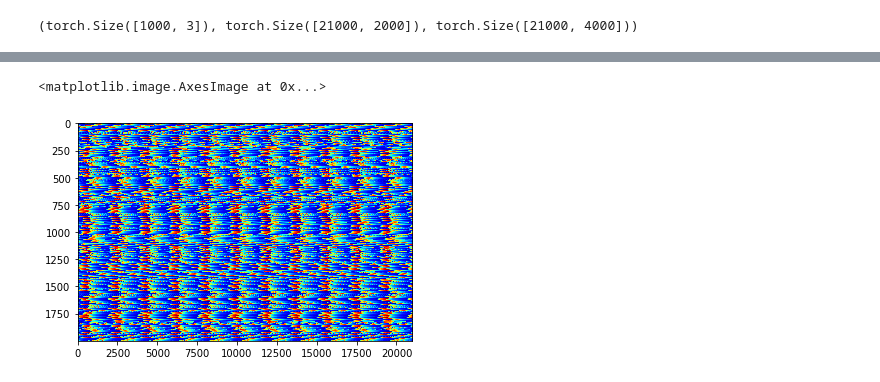
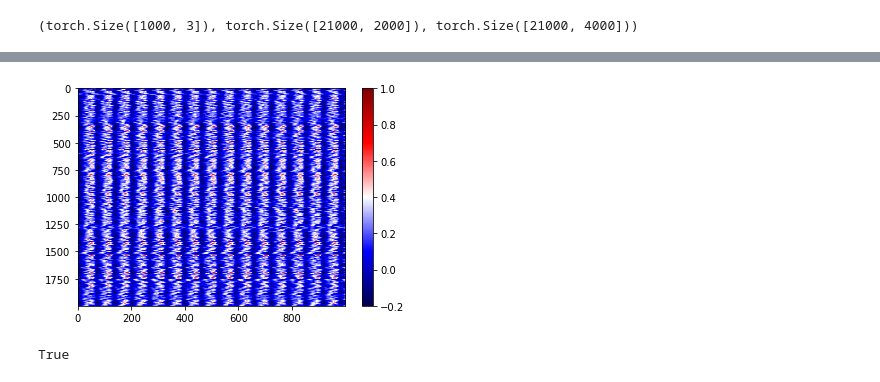
Before and after one commit to aw02m/Spiking_neural_networks, a Jupyter notebook: notebooks/first_run_target_spiking.ipynb, the cells around one changed output, grey strips where cells are left out. Saved outputs shown, nothing was run; the diff lists cells and outputs as text; code cells hidden in the pictures.

Commit message:
spati-tempo sorted

```diff
--- a/notebooks/first_run_target_spiking.ipynb
+++ b/notebooks/first_run_target_spiking.ipynb
@@ -140,10 +138,12 @@ plt.close()
 # %%
 n_neuron = hidden_size
 n_time = 400
 x_np = x.numpy()
 
 fig3 = plt.figure()
-plt.imshow(x_np.T, cmap='jet', interpolation='nearest', aspect='auto')
+plt.imshow(x_np.T[:, -1000:], cmap='seismic', aspect='auto')
+plt.colorbar()
+plt.clim(-0.2, 1.0)
+plt.show()
 # %% [output]
-<matplotlib.image.AxesImage at 0x...>
-[figure, old version]
+[figure, new version]
@@ -170,12 +150,22 @@ plt.imshow(x_np.T, cmap='jet', interpolation='nearest', aspect='auto')
 # %%
-import numpy as np
+from operator import itemgetter
 x_th = 0.65
 data = x_np
-spike_indexes = np.where(data > x_th) # the second index - neuron_number
+
+# get time index (column) of first spike
 first_spike_indexes = []
 for i in range(data.shape[1]):
     first_spike_indexes.append(np.where(data[:, i] > x_th)[0][0])
-sorted_indexes = ([x for _, x in sorted(zip(first_spike_indexes, [i for i in range(data.shape[1])]))])
+
+# sorted_indexes = ([x for _, x in sorted(zip(first_spike_indexes, [i for i in range(data.shape[1])]))])
+x_dict = zip(list(range(data.shape[1])), first_spike_indexes)
+x_dict = sorted(x_dict, key = itemgetter(1))
+sorted_indexes, _ = zip(*x_dict)
+
 data_sorted = np.zeros_like(data)
 for i in range(data.shape[1]):
     data_sorted[:, i] = data[:, sorted_indexes[i]]
+
+len(sorted_indexes) == len(set(sorted_indexes))
+# %% [output]
+True
```
Also changed, not shown: parts of 9 cells of this notebook.
